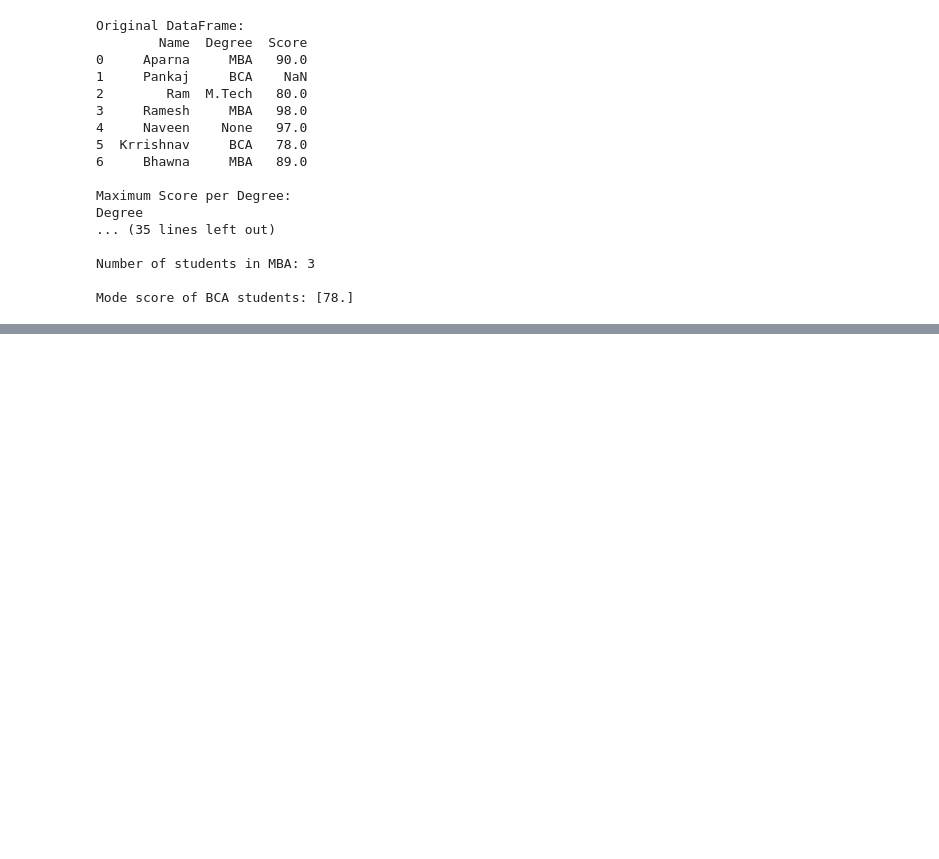
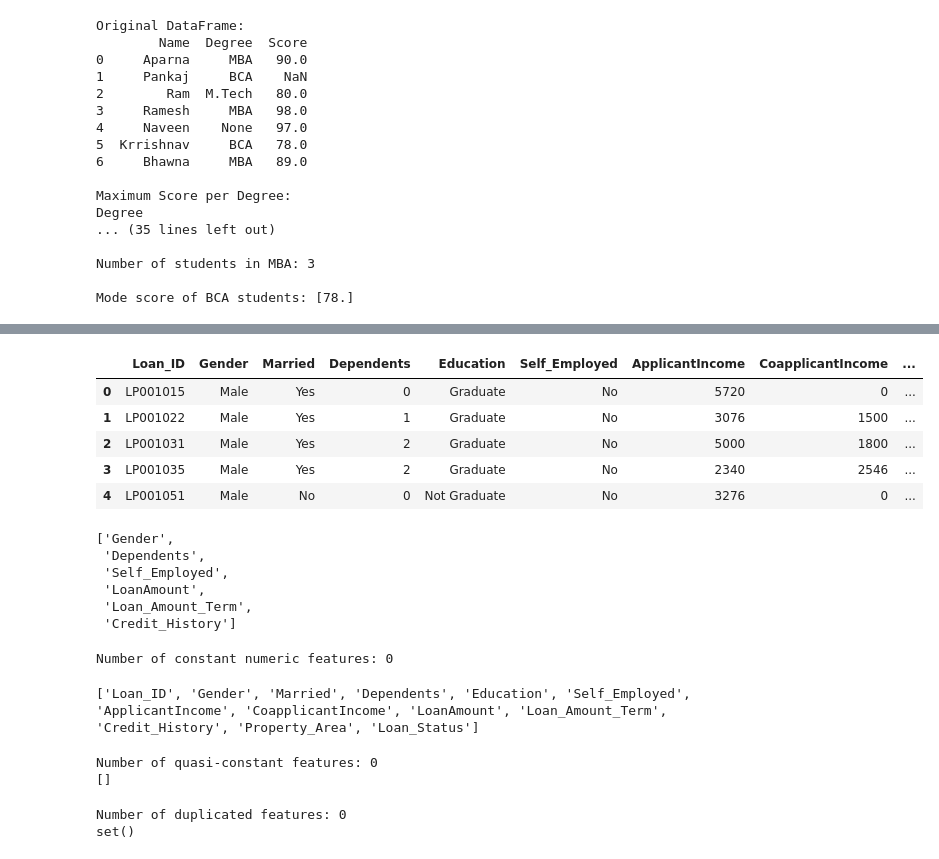
Before and after one commit to Praharshita1275/Machine-learning, a Jupyter notebook: Machine_learning.ipynb, the cells around one changed output, grey strips where cells are left out. Saved outputs shown, nothing was run; the diff lists cells and outputs as text; code cells hidden in the pictures; blank space fills up the shorter version.

```diff
--- a/Machine_learning.ipynb
+++ b/Machine_learning.ipynb
@@ -404,0 +429,19 @@ Mode score of BCA students: [78.]
+# %%
+df = pd.read_csv('/content/test_Y3wMUE5_7gLdaTN.csv')
+df.head()
+# %% [output]
+|  | Loan_ID | Gender | Married | Dependents | Education | Self_Employed | ApplicantIncome | CoapplicantIncome | ... |
+| 0 | LP001015 | Male | Yes | 0 | Graduate | No | 5720 | 0 | ... |
+| 1 | LP001022 | Male | Yes | 1 | Graduate | No | 3076 | 1500 | ... |
+| 2 | LP001031 | Male | Yes | 2 | Graduate | No | 5000 | 1800 | ... |
+| 3 | LP001035 | Male | Yes | 2 | Graduate | No | 2340 | 2546 | ... |
+| 4 | LP001051 | Male | No | 0 | Not Graduate | No | 3276 | 0 | ... |
+# %%
+[col for col in df.columns if df[col].isnull().sum()>0]
+# %% [output]
+['Gender',
+ 'Dependents',
+ 'Self_Employed',
+ 'LoanAmount',
+ 'Loan_Amount_Term',
+ 'Credit_History']
@@ -404,0 +461,50 @@ Mode score of BCA students: [78.]
+# %%
+constant_features = [
+    feature for feature in x_train.select_dtypes(include=['number']).columns
+    if x_train[feature].nunique() == 1
+]
+
+print(f"Number of constant numeric features: {len(constant_features)}")
+# %% [output]
+Number of constant numeric features: 0
+# %%
+print(df.columns.tolist())
+# %% [output]
+['Loan_ID', 'Gender', 'Married', 'Dependents', 'Education', 'Self_Employed', 'ApplicantIncome', 'CoapplicantIncome', 'LoanAmount', 'Loan_Amount_Term', 'Credit_History', 'Property_Area', 'Loan_Status']
+# %%
+import numpy as np
+
+quasi_constant_feat = []
+
+for feature in x_train.columns:
+
+    predominant = (x_train[feature].value_counts() / np.float64(len(x_train))) \
+                    .sort_values(ascending=False).values[0]
+
+    if predominant > 0.999:
+        quasi_constant_feat.append(feature)
+
+print(f"Number of quasi-constant features: {len(quasi_constant_feat)}")
+print(quasi_constant_feat)
+# %% [output]
+Number of quasi-constant features: 0
+[]
+# %%
+duplicated_feat = []
+
+for i in range(0, len(x_train.columns)):
+
+    col_1 = x_train.columns[i]
+
+    for col_2 in x_train.columns[i + 1:]:
+
+        if x_train[col_1].equals(x_train[col_2]):
+            duplicated_feat.append(col_2)
+
+duplicated_features = set(duplicated_feat)
+
+print(f"Number of duplicated features: {len(duplicated_features)}")
+print(duplicated_features)
+# %% [output]
+Number of duplicated features: 0
+set()
```
Also changed, not shown: parts of 7 cells of this notebook.
